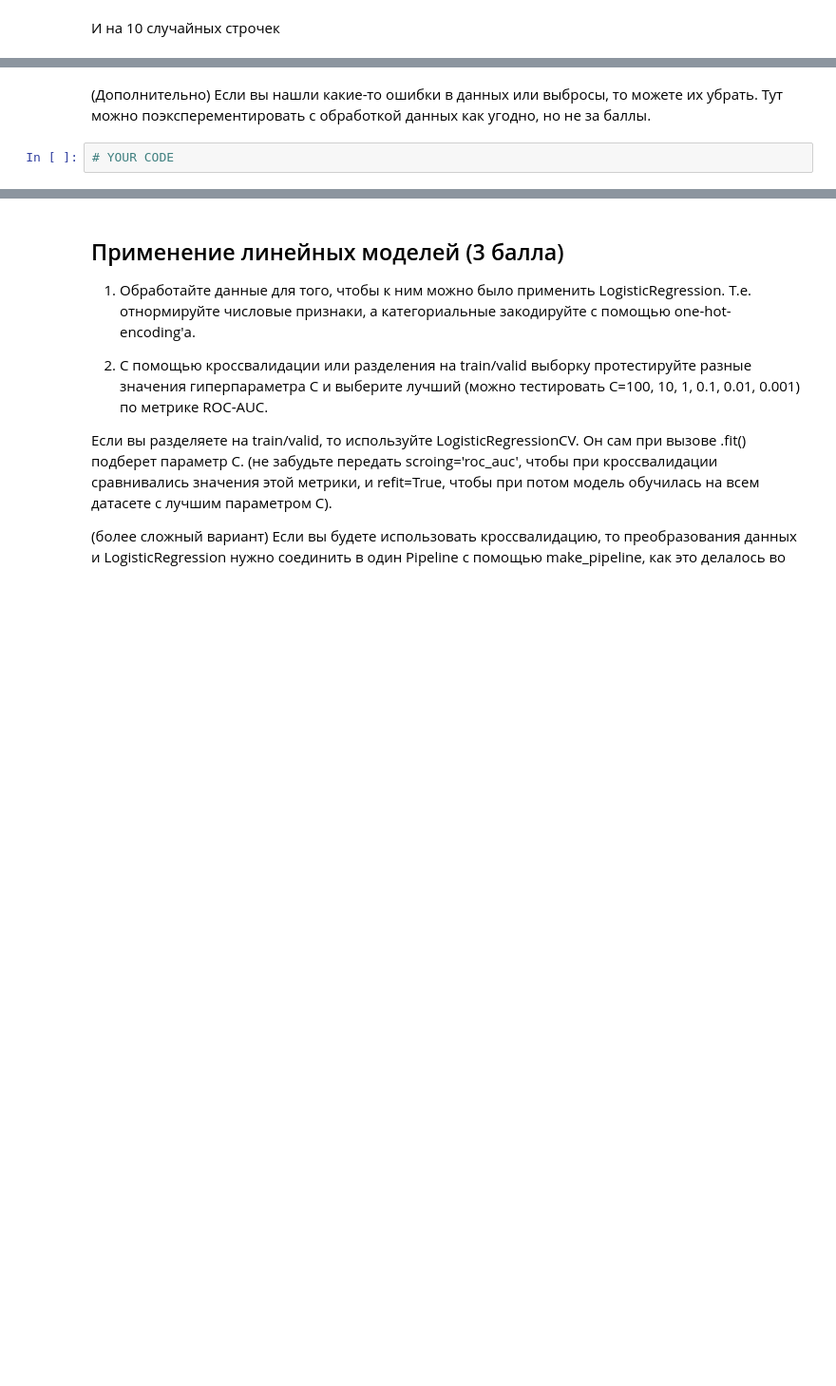
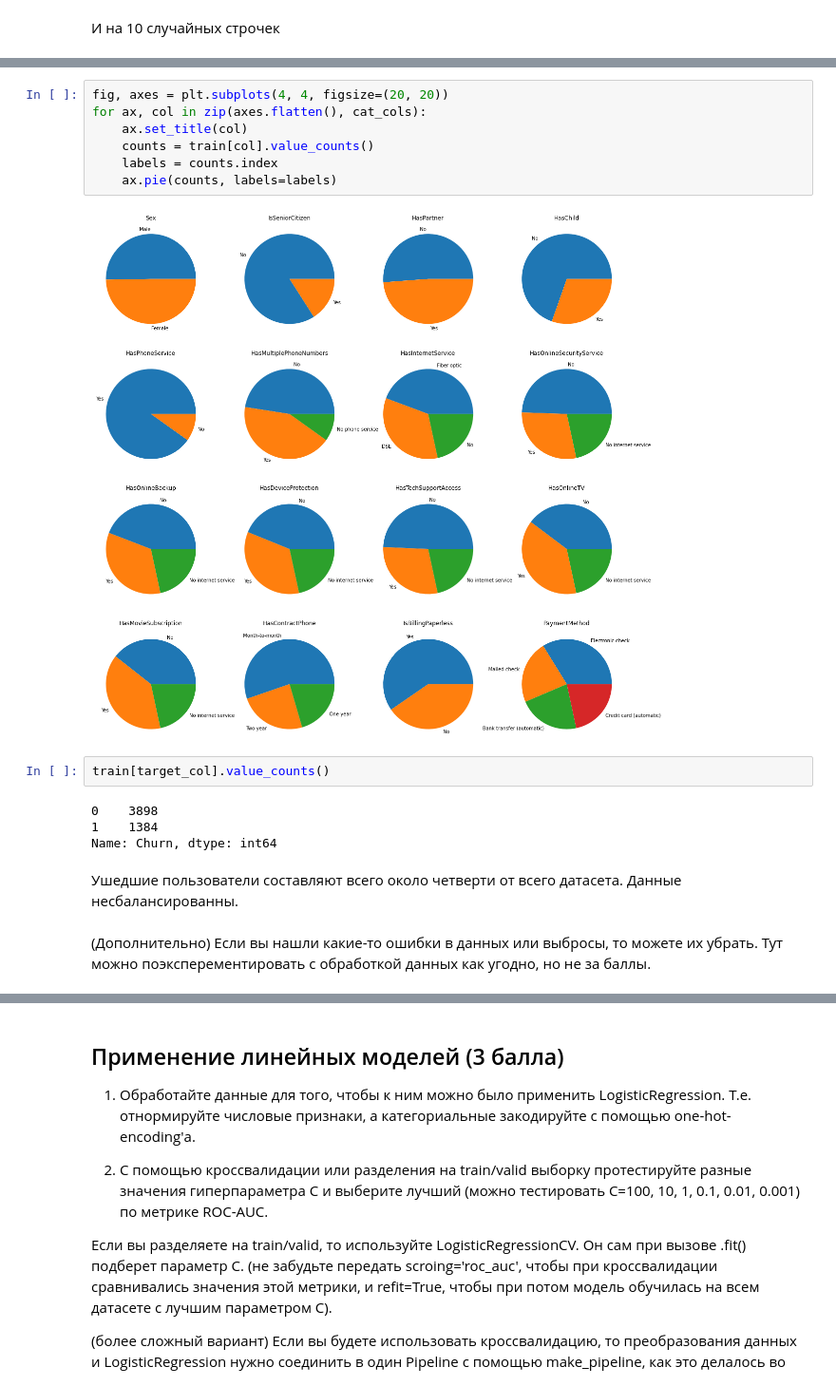
Before and after one commit to noname19871/DLS2022_advanced, a Jupyter notebook: homeworks/homework3/[homework]baseline.ipynb, the cells around one changed output, grey strips where cells are left out. Shown: that part at 95% size. Saved outputs shown, nothing was run; the diff lists cells and outputs as text; blank space fills up the shorter version.

```diff
--- a/homeworks/homework3/[homework]baseline.ipynb
+++ b/homeworks/homework3/[homework]baseline.ipynb
@@ -159,4 +254,19 @@ train.sample(n=10)
+# %%
+fig, axes = plt.subplots(4, 4, figsize=(20, 20))
+for ax, col in zip(axes.flatten(), cat_cols):
+    ax.set_title(col)
+    counts = train[col].value_counts()
+    labels = counts.index
+    ax.pie(counts, labels=labels)
+# %% [output]
+[figure, added]
+# %%
+train[target_col].value_counts()
+# %% [output]
+0    3898
+1    1384
+Name: Churn, dtype: int64
+# %% [markdown]
+Ушедшие пользователи составляют всего около четверти от всего датасета. Данные несбалансированны.
 # %% [markdown]
 (Дополнительно) Если вы нашли какие-то ошибки в данных или выбросы, то можете их убрать. Тут можно поэксперементировать с обработкой данных как угодно, но не за баллы.
-# %%
-# YOUR CODE
```
Also changed, not shown: parts of 16 cells of this notebook.
